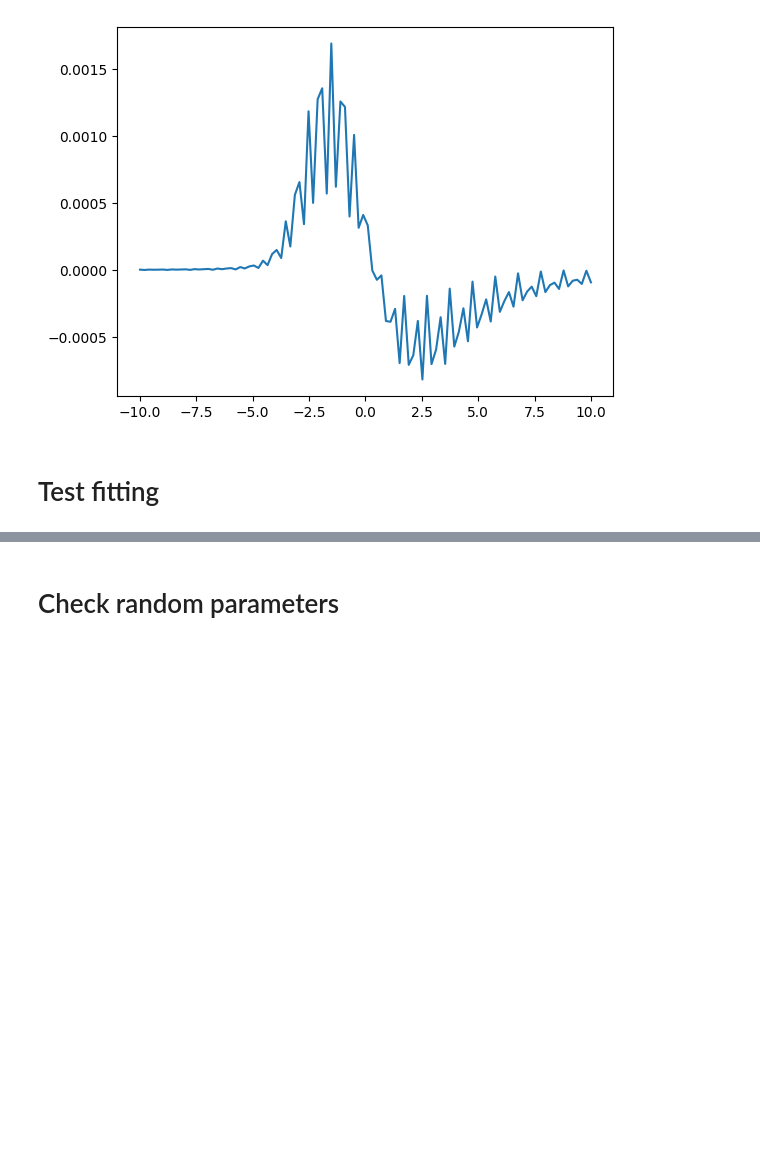
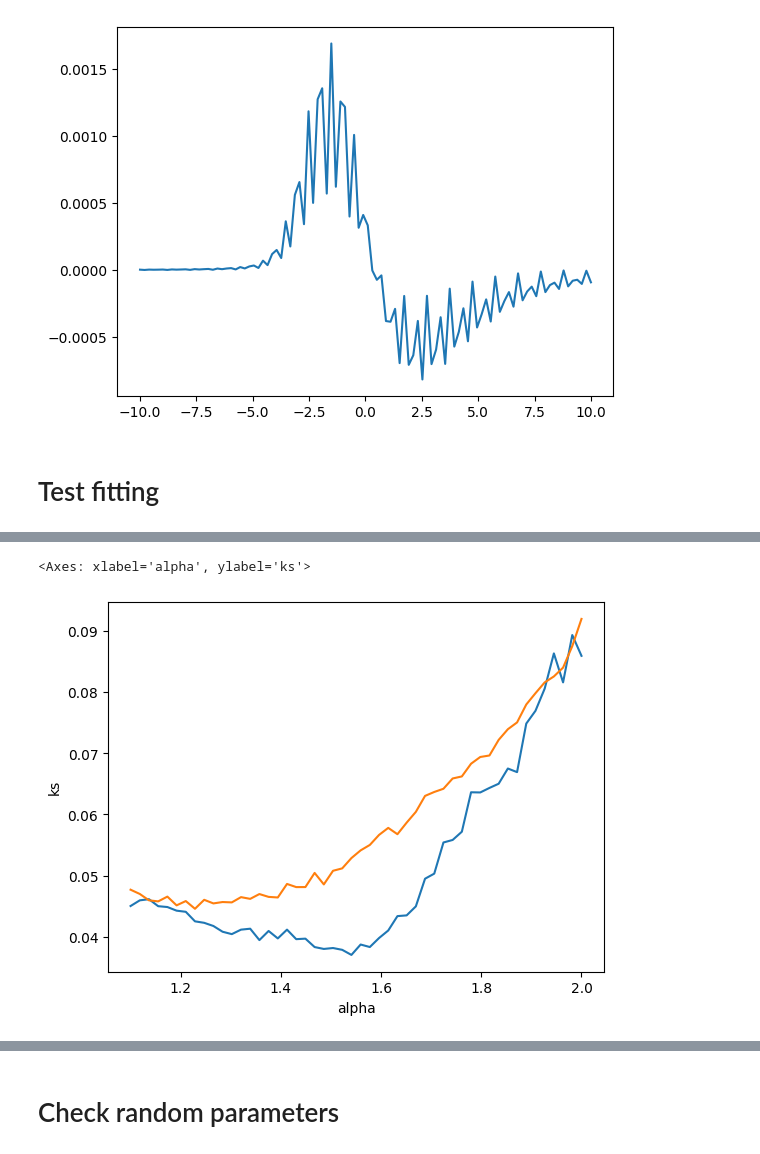
Before and after one commit to tjhunter/levy-stable-jax, a Jupyter notebook: notebooks/_explo.ipynb, the cells around one changed output, grey strips where cells are left out. Drawn from its saved outputs; the diff is of its cells as text; code cells hidden in the pictures; blank space fills up the shorter version.

```diff
--- a/notebooks/_explo.ipynb
+++ b/notebooks/_explo.ipynb
@@ -168,0 +191,15 @@ NameError: name 'levy_stable_jax' is not defined
+# %%
+s_s = np.linspace(0.01, 1.3, 50)
+alphas = np.linspace(1.1, 2.0, 50)
+res = []
+scores = []
+for s in tqdm(s_s):
+    for alpha in alphas:
+        (ks_x_low, ks_x_high) = sp_lognorm.ppf([1e-4, 1-1e-4], scale=1.0, s=s)
+        ks_xs = np.linspace(ks_x_low, ks_x_high, 100)
+        ks_cdfs = sp_lognorm.cdf(ks_xs, scale=1.0, s=s)
+
+        p = levy_stable_jax.estimation.fit_ks(ks_xs, ks_cdfs,param="N1",alpha=alpha,beta=None)
+        p = [x.item() for x in p]
+        scores.append(ks_score(s, *p))
+        res.append(p)
@@ -168,0 +412,5 @@ NameError: name 'levy_stable_jax' is not defined
+# %%
+df = pd.DataFrame(res, columns=["alpha", "beta", "loc", "scale"])
+df["s"] = [TODO]
+df["ks"] = scores
+df
@@ -169 +419,11 @@ NameError: name 'levy_stable_jax' is not defined
+# %%
+# sns.lineplot(
+#     df.groupby("alpha").agg({"ks":np.max}).reset_index(), x="alpha", y="ks")
+sns.lineplot(
+    df.groupby("alpha").agg({"ks":np.median}).reset_index(), x="alpha", y="ks")
+sns.lineplot(
+    df.groupby("alpha").agg({"ks":np.mean}).reset_index(), x="alpha", y="ks")
+# %% [output]
+<Axes: xlabel='alpha', ylabel='ks'>
+[figure, added]
 # %%
```
Also changed, not shown: parts of 18 cells of this notebook, 4 other files.
